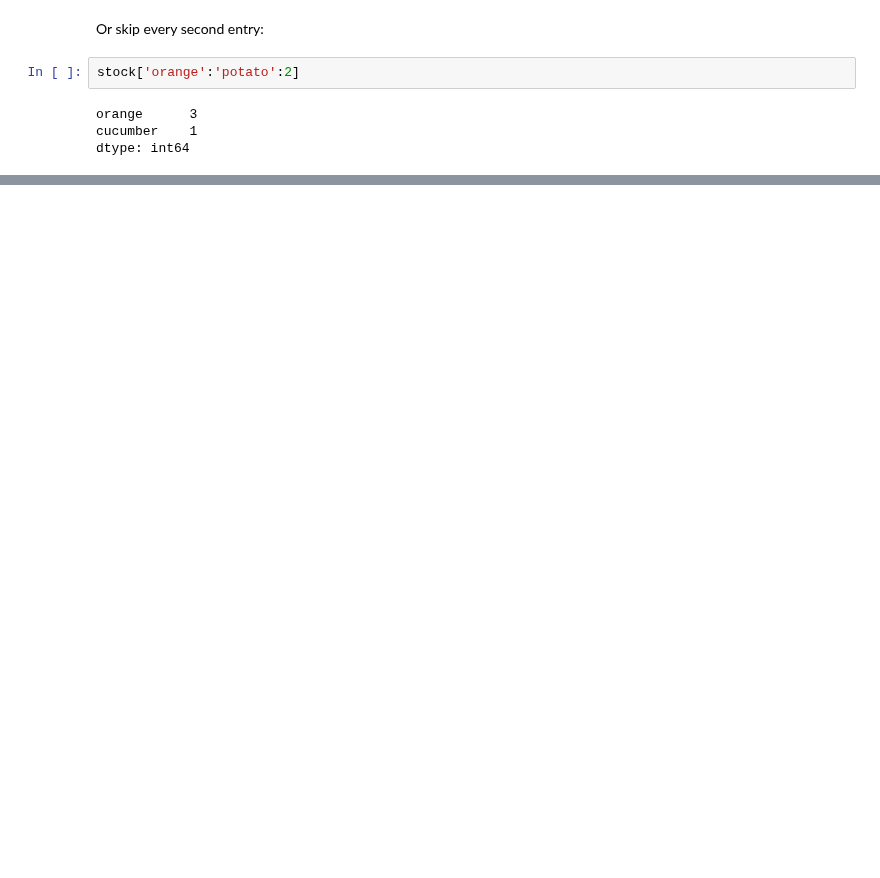
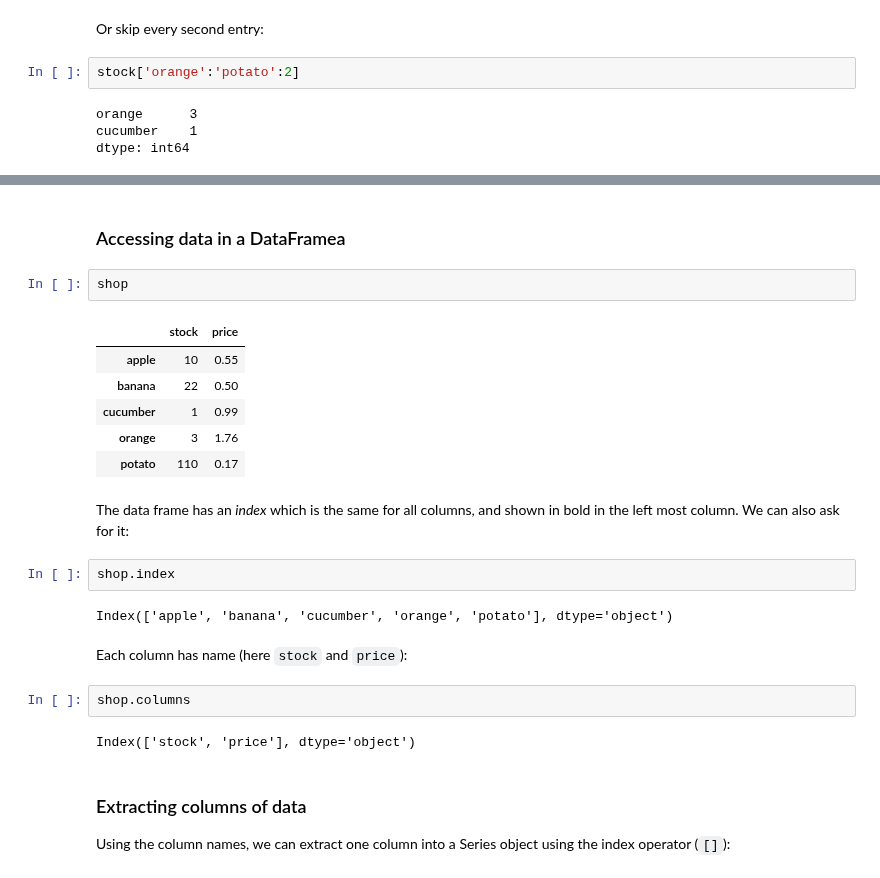
Before and after one commit to fangohr/introduction-to-python-for-computational-science-and-engineering, a Jupyter notebook: 17-pandas.ipynb, the cells around one changed output, grey strips where cells are left out. Cells and saved outputs as stored; diff of their text form; blank space fills up the shorter version.

```diff
--- a/17-pandas.ipynb
+++ b/17-pandas.ipynb
@@ -426,0 +558,27 @@ dtype: int64
+# %% [markdown]
+### Accessing data in a DataFramea
+# %%
+shop
+# %% [output]
+|  | stock | price |
+| apple | 10 | 0.55 |
+| banana | 22 | 0.50 |
+| cucumber | 1 | 0.99 |
+| orange | 3 | 1.76 |
+| potato | 110 | 0.17 |
+# %% [markdown]
+The data frame has an *index* which is the same for all columns, and shown in bold in the left most column. We can also ask for it:
+# %%
+shop.index
+# %% [output]
+Index(['apple', 'banana', 'cucumber', 'orange', 'potato'], dtype='object')
+# %% [markdown]
+Each column has name (here `stock` and `price`):
+# %%
+shop.columns
+# %% [output]
+Index(['stock', 'price'], dtype='object')
+# %% [markdown]
+### Extracting columns of data
+
+Using the column names, we can extract one column into a Series object using the index operator (`[]`):
```
Also changed, not shown: parts of 58 cells of this notebook.
